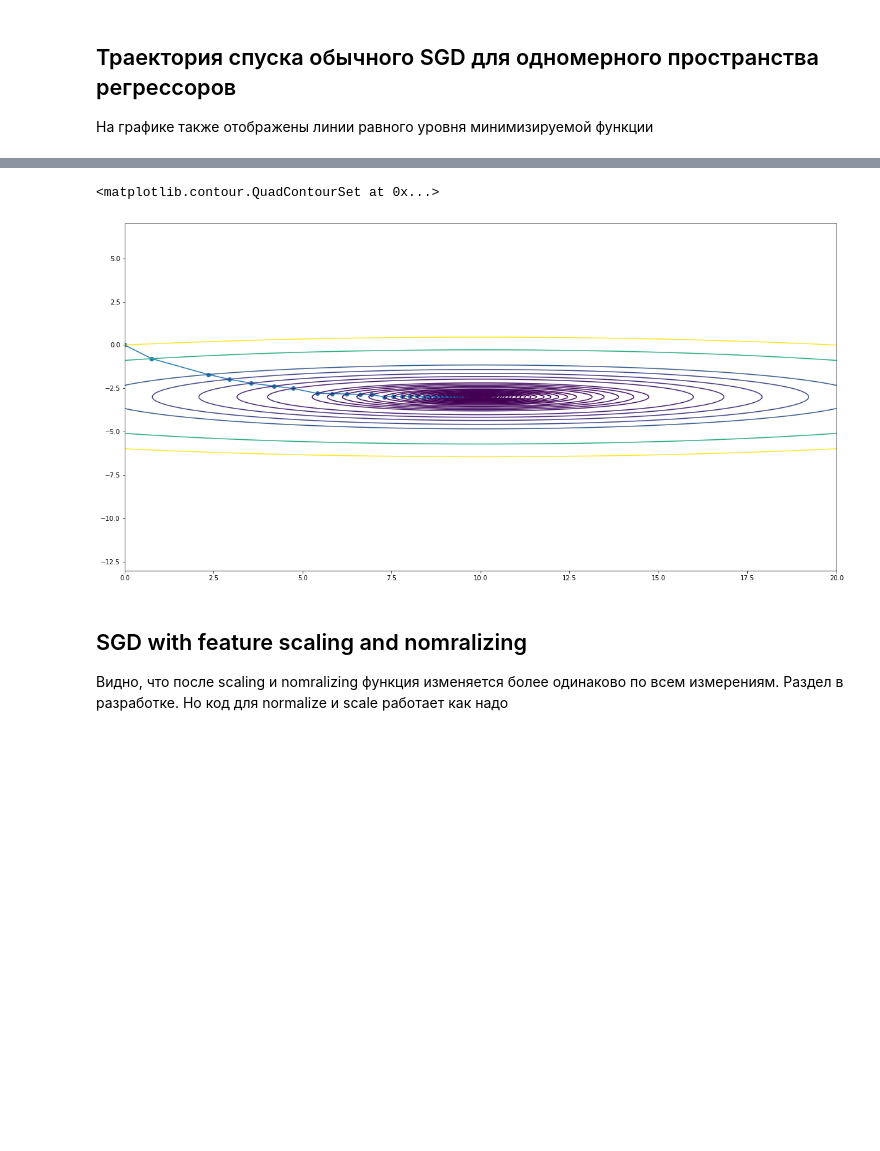
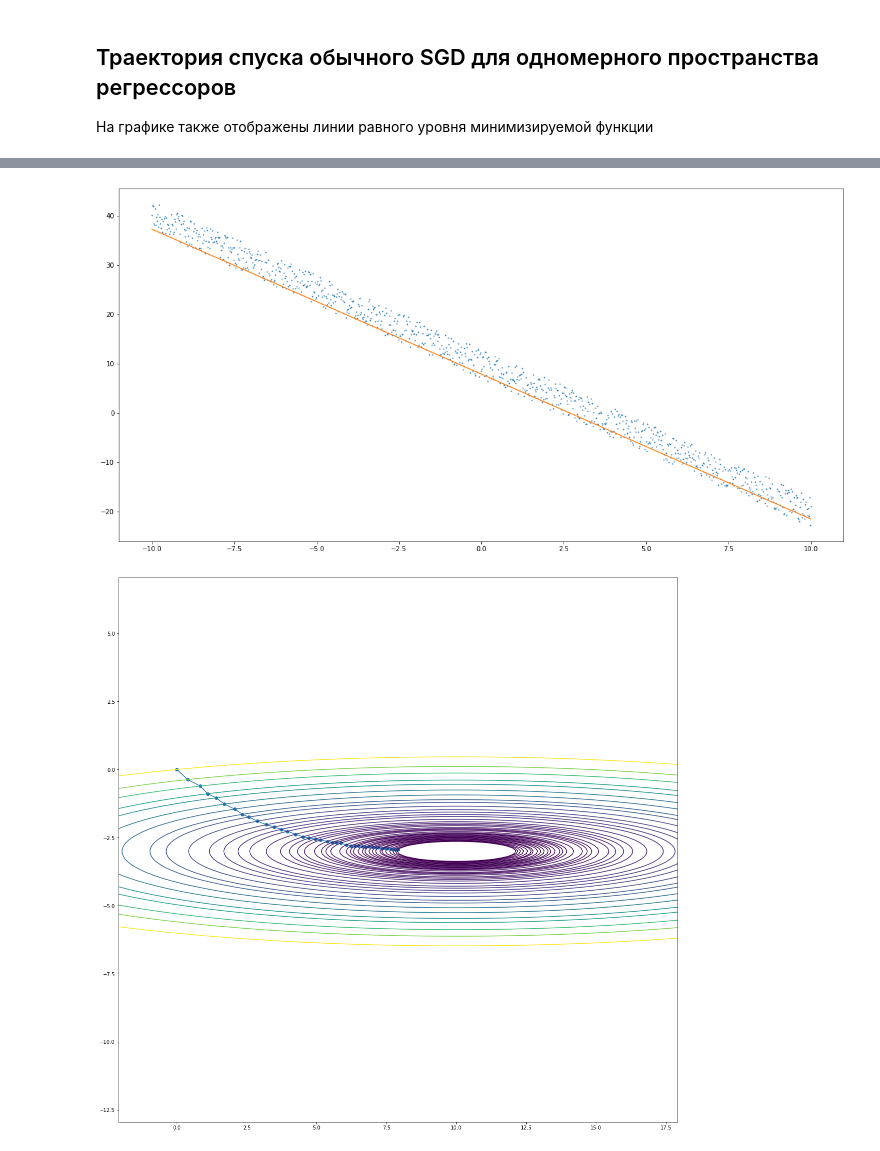
Before and after one commit to enotvtapke/met_opt_lab_2, a Jupyter notebook: SGD.ipynb, the cells around one changed output, grey strips where cells are left out. Saved outputs shown, nothing was run; the diff lists cells and outputs as text; code cells hidden in the pictures; blank space fills up the shorter version.

```diff
--- a/SGD.ipynb
+++ b/SGD.ipynb
@@ -674,16 +835,15 @@ ax.plot(tt, min_point[1] * tt + min_point[0])
 ## Траектория спуска обычного SGD для одномерного пространства регрессоров
 На графике также отображены линии равного уровня минимизируемой функции
 # %%
-tt = np.linspace(-10, 10, 100)
 b = [10, -3]
-t, ft = generate_dataset(b, 1, tt)
+t, ft = generate_dataset_old(b, 3, tt)
 sum_fun = generate_minimized_two_variable_fun(t, ft)
 
 # SGD params
 x = np.zeros(2)
 epoch = 40
 batch_size = 20
-lr = [10, 0.8]
+lr = [40, 3]
 
 points = sgd(sum_fun, x, epoch, batch_size, lr)
 min_point = points[-1]
@@ -695,13 +855,9 @@ print(points)
 
 fun = fun_from_terms(sum_fun)
 
-ax = plt.figure().add_subplot()
-ax.plot(points[:, 0], points[:, 1], 'o-')
-offset = 10
-# For plot with center point in min point
-ttX = np.linspace(b[0] - offset, b[0] + offset, 200)
-ttY = np.linspace(b[1] - offset, b[1] + offset, 200)
-X, Y = np.meshgrid(ttX, ttY)
+plt.plot(t, ft, 'o', markersize=1)
+tt = np.linspace(-10, 10, 1000)
+plt.plot(tt, min_point[1] * tt + min_point[0])
 
-ax.contour(X, Y, fun([X, Y]), levels=sorted([fun(point)[0] for point in points]))
+plot_path_contours(sum_fun, points, 10)
 # %% [output]
@@ -725,6 +881,2 @@ ax.contour(X, Y, fun([X, Y]), levels=sorted([fun(point)[0] for point in points])
-<matplotlib.contour.QuadContourSet at 0x...>
-[figure, old version]
+[figure, new version]
+[figure, added]
-# %% [markdown]
-## SGD with feature scaling and nomralizing
-Видно, что после scaling и nomralizing функция изменяется более одинаково по всем измерениям.
-Раздел в разработке. Но код для normalize и scale работает как надо
```
Also changed, not shown: parts of 20 cells of this notebook.
